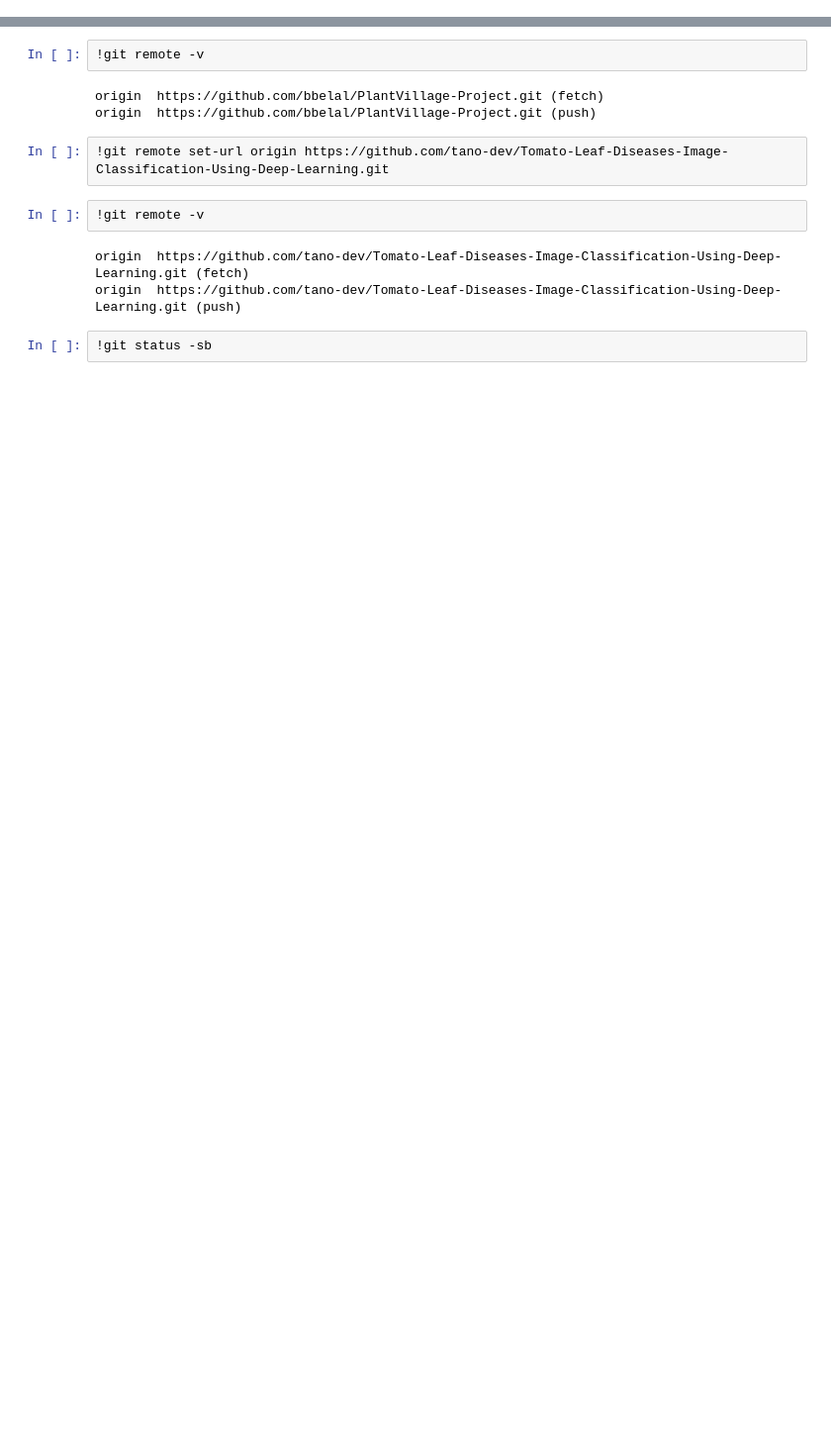
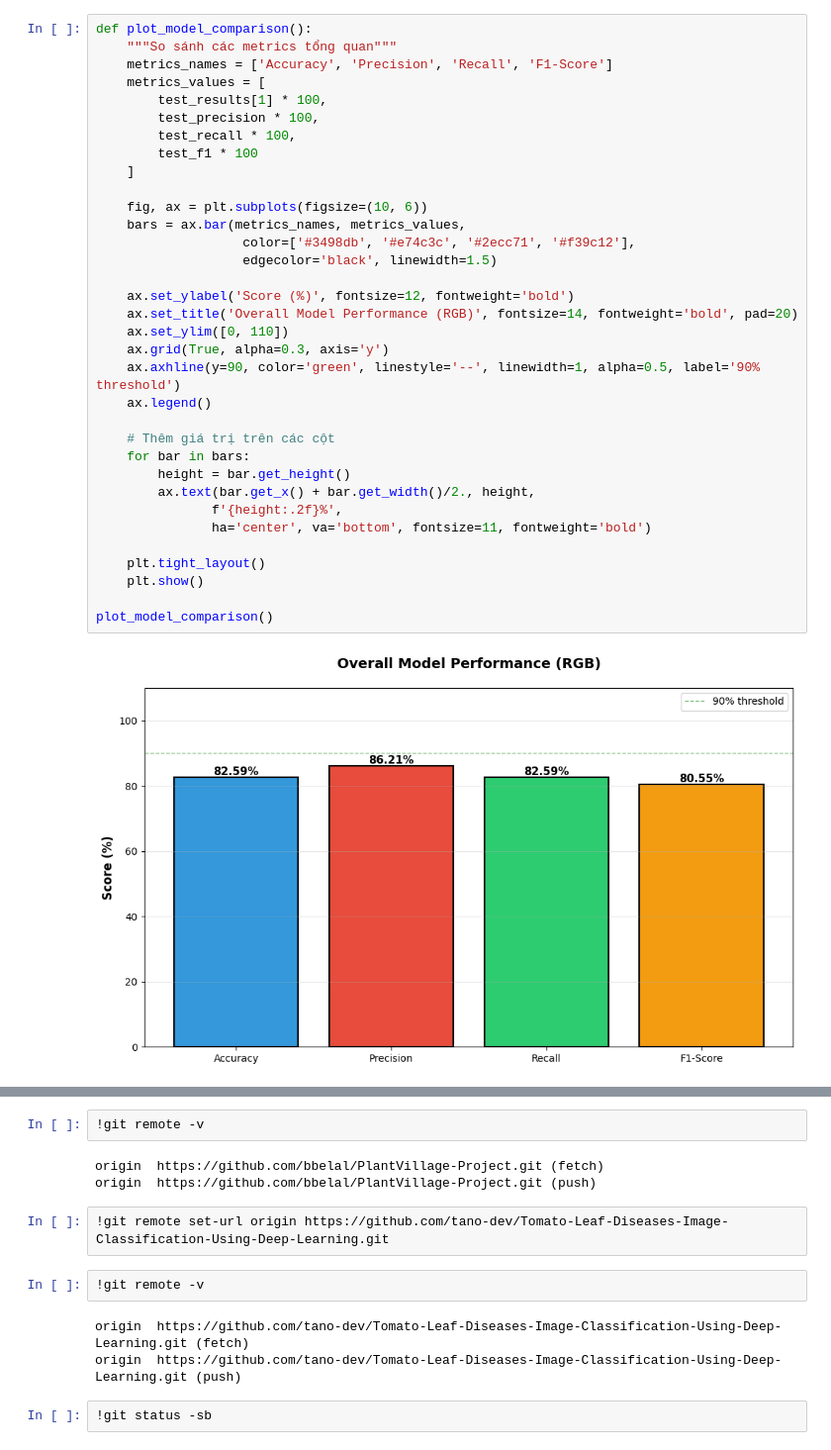
Before and after one commit to tano-dev/Tomato-Leaf-Diseases-Classification-Using-Image-Processing-and-CNN, a Jupyter notebook: approach-color/convNet_1.ipynb, the cells around one changed output, grey strips where cells are left out. Shown at 99% size. Cells and saved outputs as stored; diff of their text form; blank space fills up the shorter version.

```diff
--- a/approach-color/convNet_1.ipynb
+++ b/approach-color/convNet_1.ipynb
@@ -305,0 +454,36 @@ KẾT QUẢ:
+# %%
+def plot_model_comparison():
+    """So sánh các metrics tổng quan"""
+    metrics_names = ['Accuracy', 'Precision', 'Recall', 'F1-Score']
+    metrics_values = [
+        test_results[1] * 100,
+        test_precision * 100,
+        test_recall * 100,
+        test_f1 * 100
+    ]
+
+    fig, ax = plt.subplots(figsize=(10, 6))
+    bars = ax.bar(metrics_names, metrics_values,
+                   color=['#3498db', '#e74c3c', '#2ecc71', '#f39c12'],
+                   edgecolor='black', linewidth=1.5)
+
+    ax.set_ylabel('Score (%)', fontsize=12, fontweight='bold')
+    ax.set_title('Overall Model Performance (RGB)', fontsize=14, fontweight='bold', pad=20)
+    ax.set_ylim([0, 110])
+    ax.grid(True, alpha=0.3, axis='y')
+    ax.axhline(y=90, color='green', linestyle='--', linewidth=1, alpha=0.5, label='90% threshold')
+    ax.legend()
+
+    # Thêm giá trị trên các cột
+    for bar in bars:
+        height = bar.get_height()
+        ax.text(bar.get_x() + bar.get_width()/2., height,
+               f'{height:.2f}%',
+               ha='center', va='bottom', fontsize=11, fontweight='bold')
+
+    plt.tight_layout()
+    plt.show()
+
+plot_model_comparison()
+# %% [output]
+[figure, added]
```
Also changed, not shown: parts of 13 cells of this notebook.
